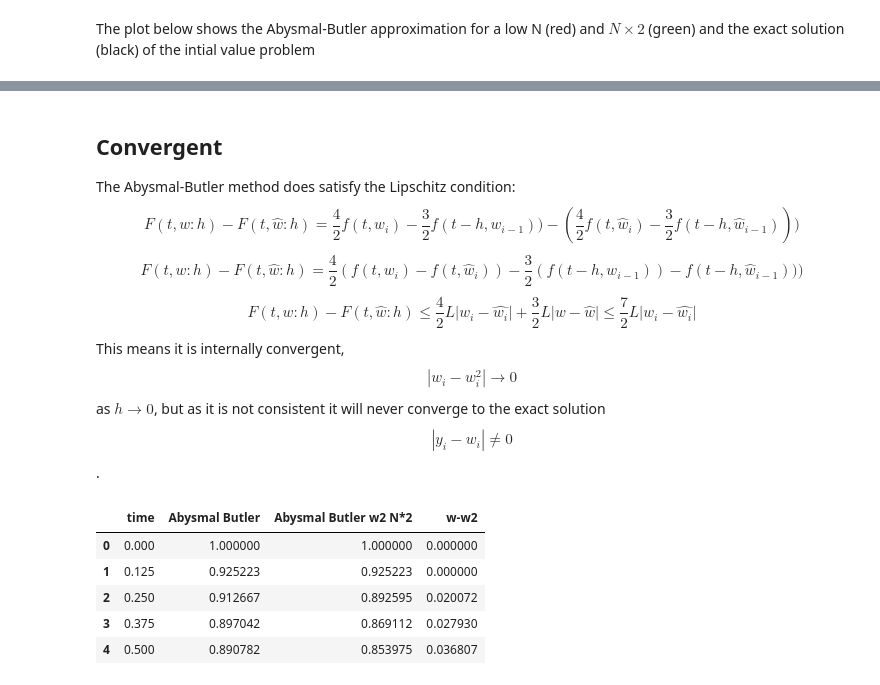
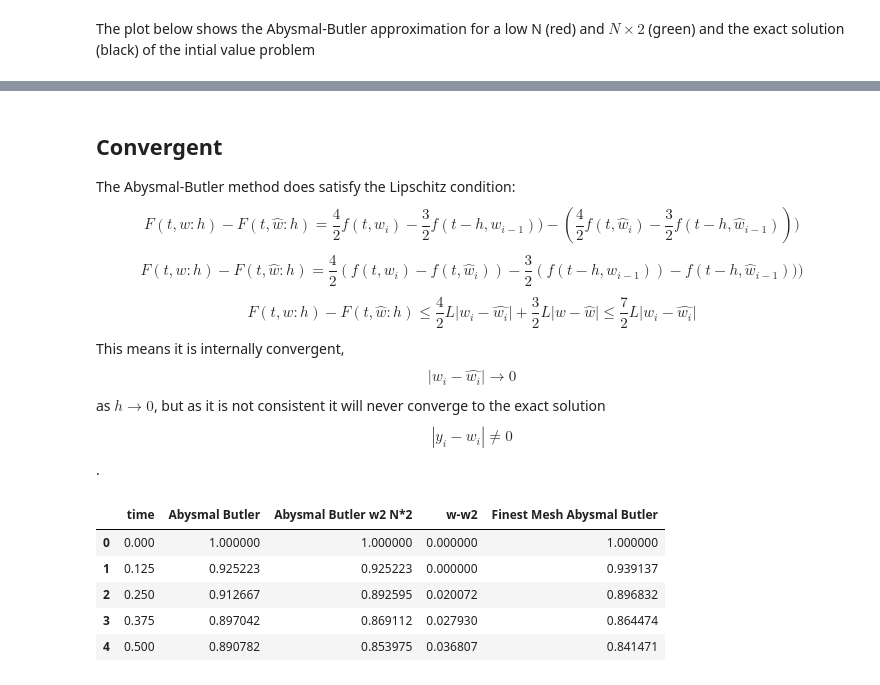
Before and after one commit to john-s-butler-dit/Numerical-Analysis-Python, a Jupyter notebook: Chapter 05 - IVP Consistent Convergence Stability/02_Convergent.ipynb, the cells around one changed output, grey strips where cells are left out. Drawn from its saved outputs; the diff is of its cells as text; code cells hidden in the pictures.

```diff
--- a/Chapter 05 - IVP Consistent Convergence Stability/02_Convergent.ipynb
+++ b/Chapter 05 - IVP Consistent Convergence Stability/02_Convergent.ipynb
@@ -54,8 +62,18 @@ N2=N*2
 h2=(b-a)/(N2)
 t2=np.arange(a,b+h2,h2)
 w2=np.zeros(len(t2))
+NE=N*8
+
+
+hE=(b-a)/(NE)
+
+tE=np.arange(a,b+h2,hE)
+w2E=np.zeros(len(tE))
+
 fig = plt.figure(figsize=(10,4))
 fig = plt.figure(figsize=(10,4))
+plt.plot(tE,0.02*np.ones(len(tE)),'o:',color='blue',label='Finest Mesh')
+
 plt.plot(t2,0.01*np.ones(len(t2)),'o:',color='green',label='Fine Mesh')
 plt.plot(t,0*t,'o:',color='red',label='Coarse Mesh')
 plt.xlim((0,2))
@@ -63,4 +81,5 @@ plt.ylim((-0.1,.1))
 
 plt.legend()
 plt.title('Illustration of discrete time points')
+plt.show()
 # %% [output]
@@ -92,9 +110,17 @@ w[0]=IC
 w2=np.zeros(len(t2))
 w2[0]=IC
 w2[1]=(IC+1)*np.exp(-t2[1])+t2[1]-1
+
+wE=np.zeros(len(tE))
+wE[0]=IC
+wE[1]=(IC+1)*np.exp(-tE[1])+tE[1]-1
 # %% [markdown]
 ### Loop
 # %%
+# Fine Mesh
+for k in range (1,NE+1):
+    wE[k+1]=(wE[k]+hE/2.0*(4*myfun_ty(tE[k],wE[k])-3*myfun_ty(tE[k-1],wE[k-1])))
+
 
 
 # Fine Mesh
@@ -133,18 +162,19 @@ $$F(t,w:h)-F(t,\hat{w}:h)=\frac{4}{2}f(t,w_i)-\frac{3}{2}f(t-h,w_{i-1}))-(\frac{
 $$F(t,w:h)-F(t,\hat{w}:h)=\frac{4}{2}(f(t,w_i)-f(t,\hat{w}_i))-\frac{3}{2}(f(t-h,w_{i-1}))-f(t-h,\hat{w}_{i-1})))$$
 $$F(t,w:h)-F(t,\hat{w}:h)\leq\frac{4}{2}L|w_i-\hat{w_i}|+\frac{3}{2}L|w-\hat{w}|\leq \frac{7}{2} L|w_i-\hat{w_i}|$$
 This means it is internally convergent,
-$$|w_i-w^2_i|\rightarrow 0$$
+$$|w_i-\hat{w_i}|\rightarrow 0$$
 as $h \rightarrow 0$,
 but as it is not consistent it will never converge to the exact solution
 $$ |y_i-w_i| \not= 0$$.
 # %%
-d = {'time': t[0:5], 'Abysmal Butler': w[0:5],'Abysmal Butler w2 N*2': w2[0:10:2],'w-w2':np.abs(w[0:5]-w2[0:10:2])}
+d = {'time': t[0:5], 'Abysmal Butler': w[0:5],'Abysmal Butler w2 N*2': w2[0:10:2],
+     'w-w2':np.abs(w[0:5]-w2[0:10:2]),'Finest Mesh Abysmal Butler': wE[0:40:8]}
 df = pd.DataFrame(data=d)
 df
 # %% [output]
-|  | time | Abysmal Butler | Abysmal Butler w2 N*2 | w-w2 |
-| 0 | 0.000 | 1.000000 | 1.000000 | 0.000000 |
-| 1 | 0.125 | 0.925223 | 0.925223 | 0.000000 |
-| 2 | 0.250 | 0.912667 | 0.892595 | 0.020072 |
-| 3 | 0.375 | 0.897042 | 0.869112 | 0.027930 |
-| 4 | 0.500 | 0.890782 | 0.853975 | 0.036807 |
+|  | time | Abysmal Butler | Abysmal Butler w2 N*2 | w-w2 | Finest Mesh Abysmal Butler |
+| 0 | 0.000 | 1.000000 | 1.000000 | 0.000000 | 1.000000 |
+| 1 | 0.125 | 0.925223 | 0.925223 | 0.000000 | 0.939137 |
+| 2 | 0.250 | 0.912667 | 0.892595 | 0.020072 | 0.896832 |
+| 3 | 0.375 | 0.897042 | 0.869112 | 0.027930 | 0.864474 |
+| 4 | 0.500 | 0.890782 | 0.853975 | 0.036807 | 0.841471 |
```
Also changed, not shown: parts of 4 cells of this notebook, 6 other files.
